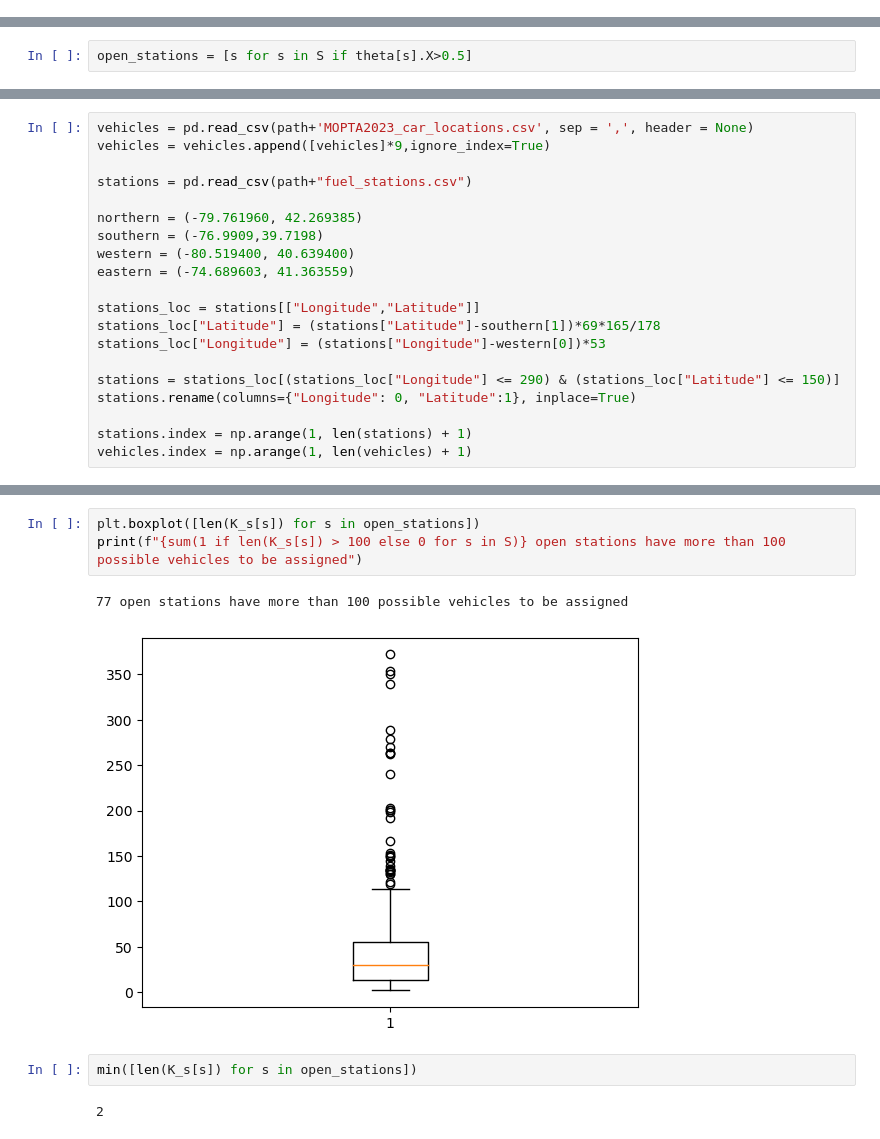
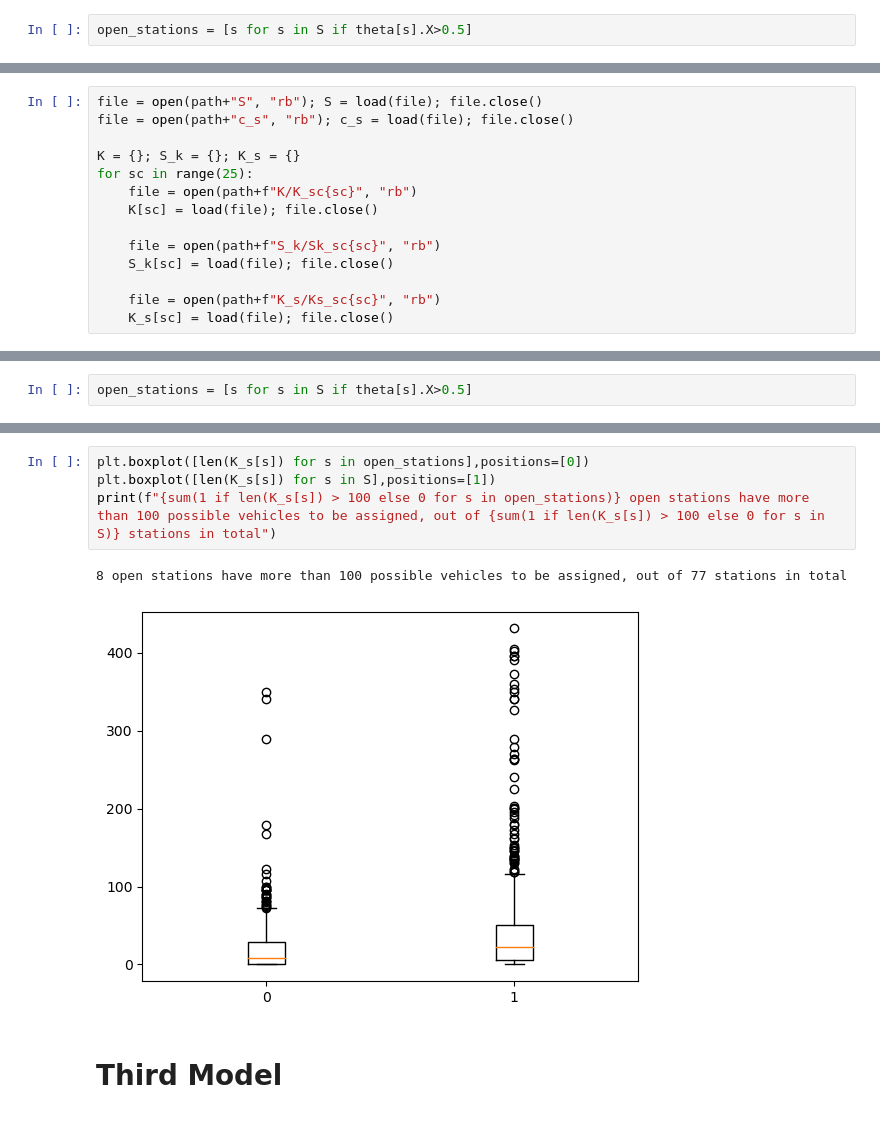
Before and after one commit to juanbeta98/MOPTA-23, a Jupyter notebook: New locations.ipynb, the cells around one changed output, grey strips where cells are left out. Drawn from its saved outputs; the diff is of its cells as text.

Commit message:
Location models

```diff
--- a/New locations.ipynb
+++ b/New locations.ipynb
@@ -106,0 +163,2 @@ for sc in range(25):
+# %%
+open_stations = [s for s in S if theta[s].X>0.5]
@@ -107,3 +254,17 @@ for sc in range(25):
+# %%
+file = open(path+"S", "rb"); S = load(file); file.close()
+file = open(path+"c_s", "rb"); c_s = load(file); file.close()
+
+K = {}; S_k = {}; K_s = {}
+for sc in range(25):
+    file = open(path+f"K/K_sc{sc}", "rb")
+    K[sc] = load(file); file.close()
+
+    file = open(path+f"S_k/Sk_sc{sc}", "rb")
+    S_k[sc] = load(file); file.close()
+
+    file = open(path+f"K_s/Ks_sc{sc}", "rb")
+    K_s[sc] = load(file); file.close()
 # %%
 m = gb.Model("First Stage")
 
@@ -218,21 +337 @@ Iteration 8:    1762 infeasible vehicles        MP obj: 1751.0  time: 127.41s
 Final result for scenario 0: (1751.0, [8192, 8198, 8202, 8205, 8212, 8214, 8215, 8219, 8224, 8225, 8234, 8236, 46, 8238, 8242, 8246, 8249, 8251, 8254, 8263, 8266, 78, 8269, 8274, 8277, 8281, 8289, 100 ...
-# %%
-vehicles = pd.read_csv(path+'MOPTA2023_car_locations.csv', sep = ',', header = None)
-vehicles = vehicles.append([vehicles]*9,ignore_index=True)
-
-stations = pd.read_csv(path+"fuel_stations.csv")
-
-northern = (-79.761960, 42.269385)
-southern = (-76.9909,39.7198)
-western = (-80.519400, 40.639400)
-eastern = (-74.689603, 41.363559)
-
-stations_loc = stations[["Longitude","Latitude"]]
-stations_loc["Latitude"] = (stations["Latitude"]-southern[1])*69*165/178
-stations_loc["Longitude"] = (stations["Longitude"]-western[0])*53
-
-stations = stations_loc[(stations_loc["Longitude"] <= 290) & (stations_loc["Latitude"] <= 150)]
-stations.rename(columns={"Longitude": 0, "Latitude":1}, inplace=True)
-
-stations.index = np.arange(1, len(stations) + 1)
-vehicles.index = np.arange(1, len(vehicles) + 1)
@@ -293,10 +385,9 @@ ax.set_xticks([]); ax.set_yticks([])
 # %%
-plt.boxplot([len(K_s[s]) for s in open_stations])
-print(f"{sum(1 if len(K_s[s]) > 100 else 0 for s in S)} open stations have more than 100 possible vehicles to be assigned")
+plt.boxplot([len(K_s[s]) for s in open_stations],positions=[0])
+plt.boxplot([len(K_s[s]) for s in S],positions=[1])
+print(f"{sum(1 if len(K_s[s]) > 100 else 0 for s in open_stations)} open stations have more than 100 possible vehicles to be assigned, out of {sum(1 if len(K_s[s]) > 100 else 0 for s in S)} stations in total")
 # %% [output]
-77 open stations have more than 100 possible vehicles to be assigned
+8 open stations have more than 100 possible vehicles to be assigned, out of 77 stations in total
-[figure, old version]
+[figure, new version]
-# %%
-min([len(K_s[s]) for s in open_stations])
-# %% [output]
-2
+# %% [markdown]
+# Third Model
```
Also changed, not shown: parts of 24 cells of this notebook.
